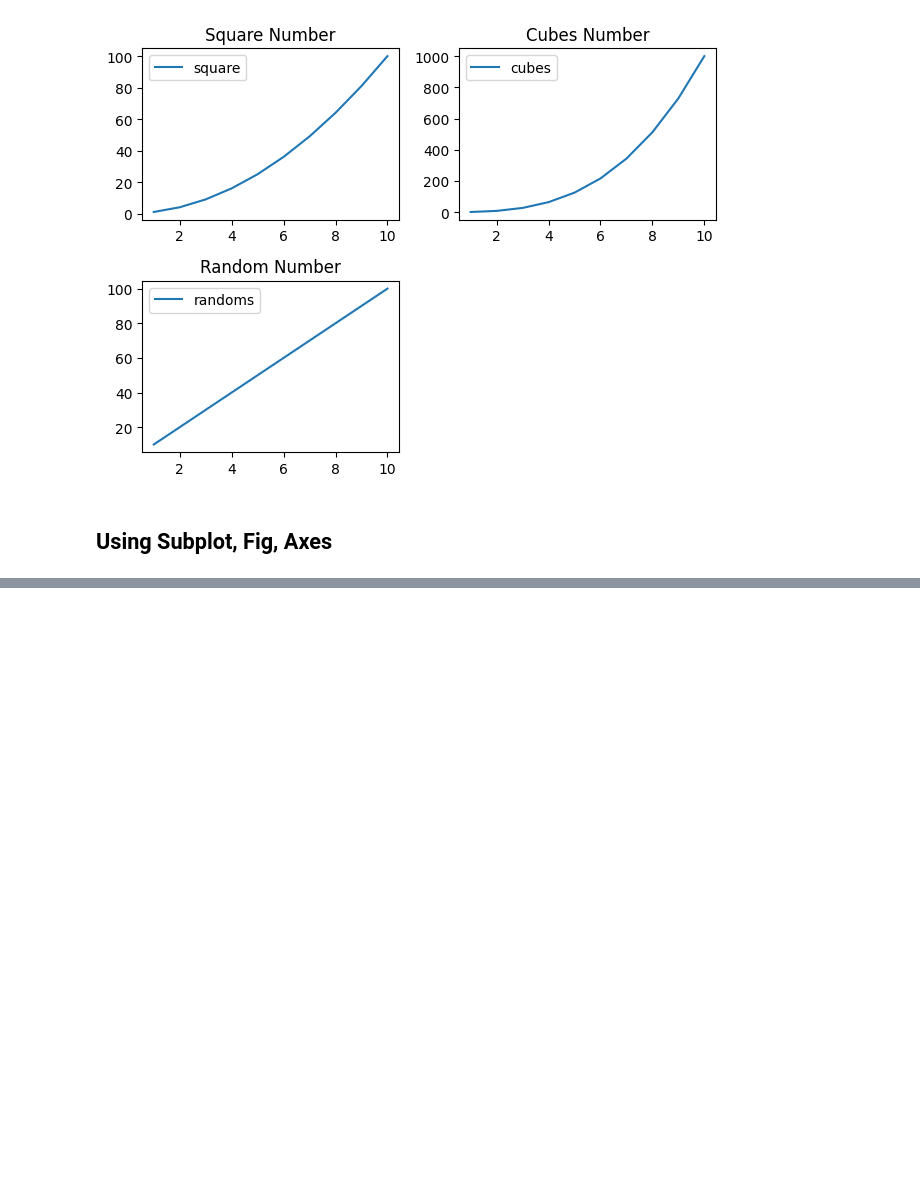
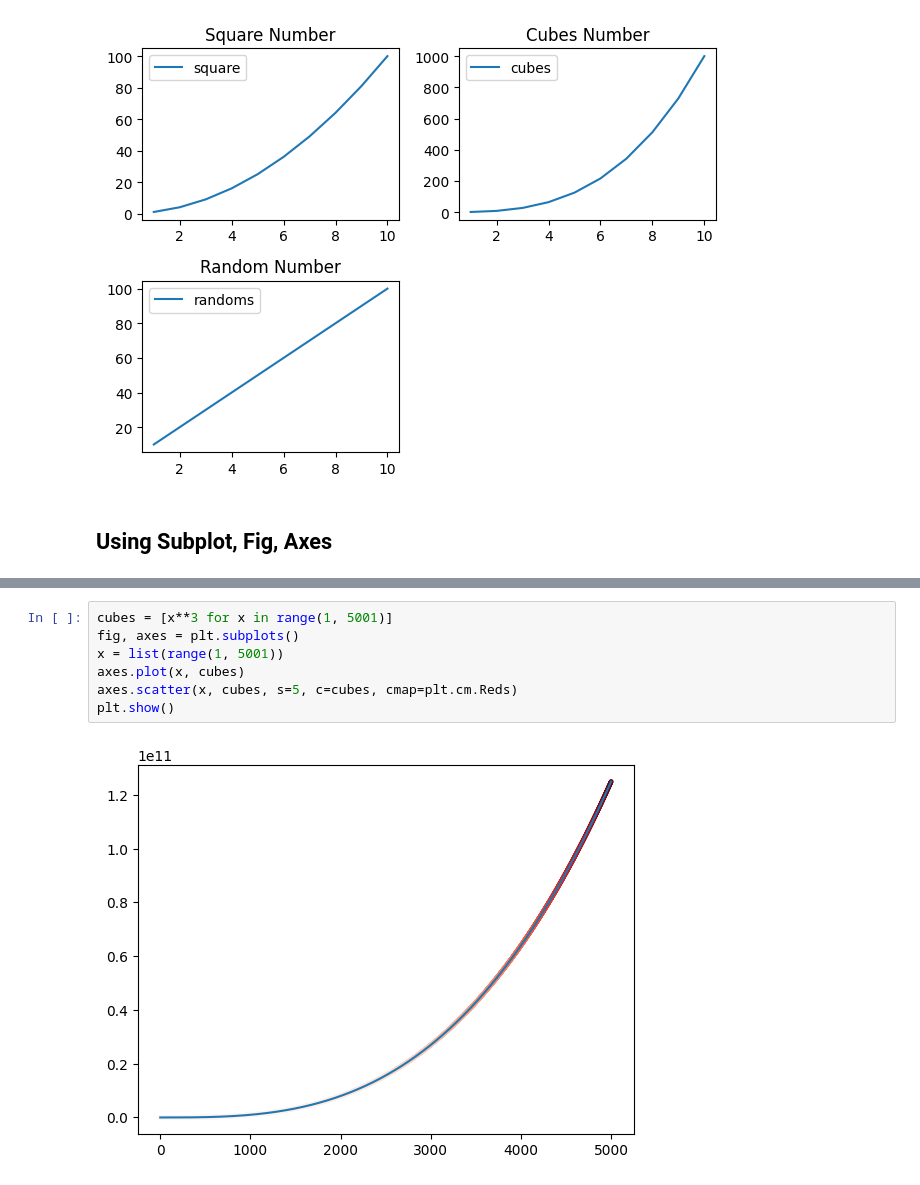
Before and after one commit to decorez/school, a Jupyter notebook: meet03c/Generate Data.ipynb, the cells around one changed output, grey strips where cells are left out. Saved outputs shown, nothing was run; the diff lists cells and outputs as text; blank space fills up the shorter version.

```diff
--- a/meet03c/Generate Data.ipynb
+++ b/meet03c/Generate Data.ipynb
@@ -50,0 +52,9 @@ plt.show()
+# %%
+cubes = [x**3 for x in range(1, 5001)]
+fig, axes = plt.subplots()
+x = list(range(1, 5001))
+axes.plot(x, cubes)
+axes.scatter(x, cubes, s=5, c=cubes, cmap=plt.cm.Reds)
+plt.show()
+# %% [output]
+[figure, added]
```
Also changed, not shown: parts of 1 cell of this notebook, 23 other files.
